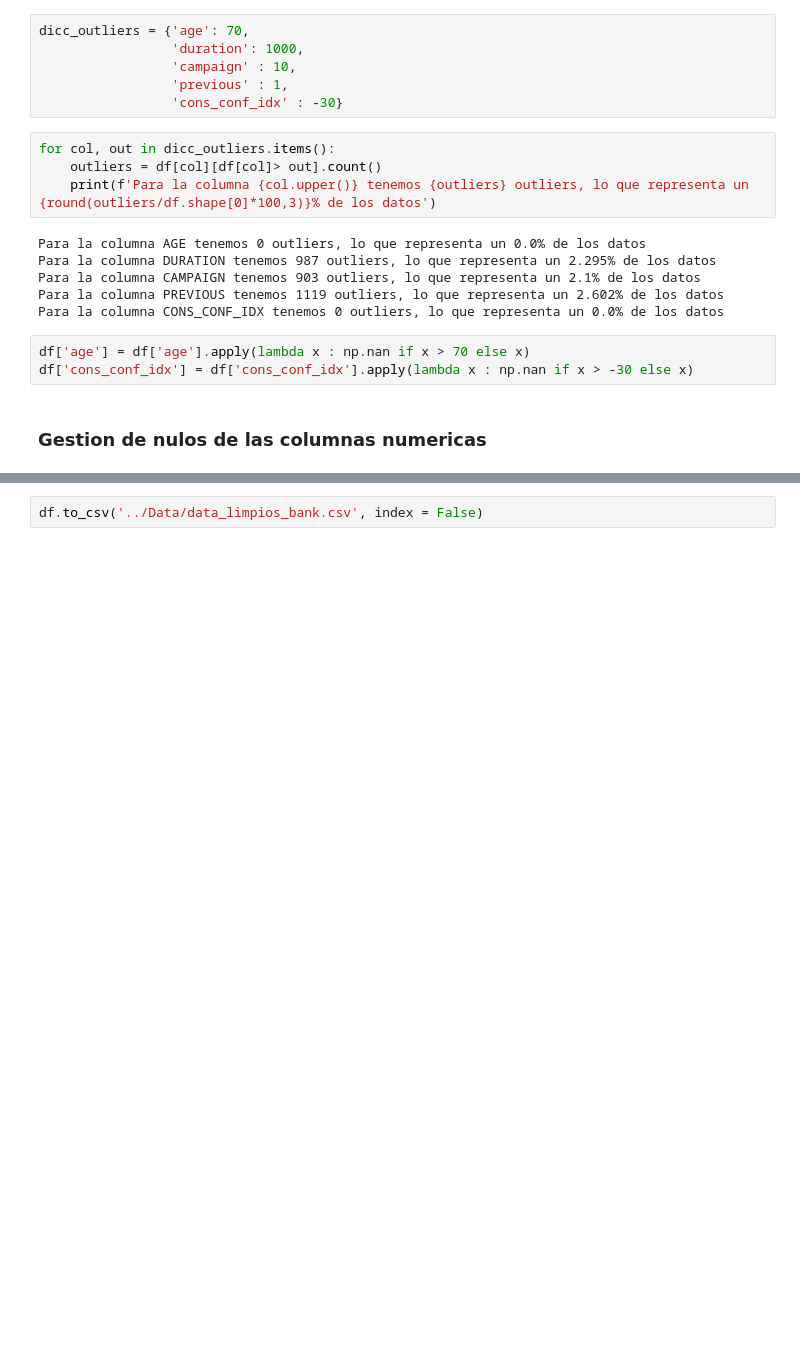
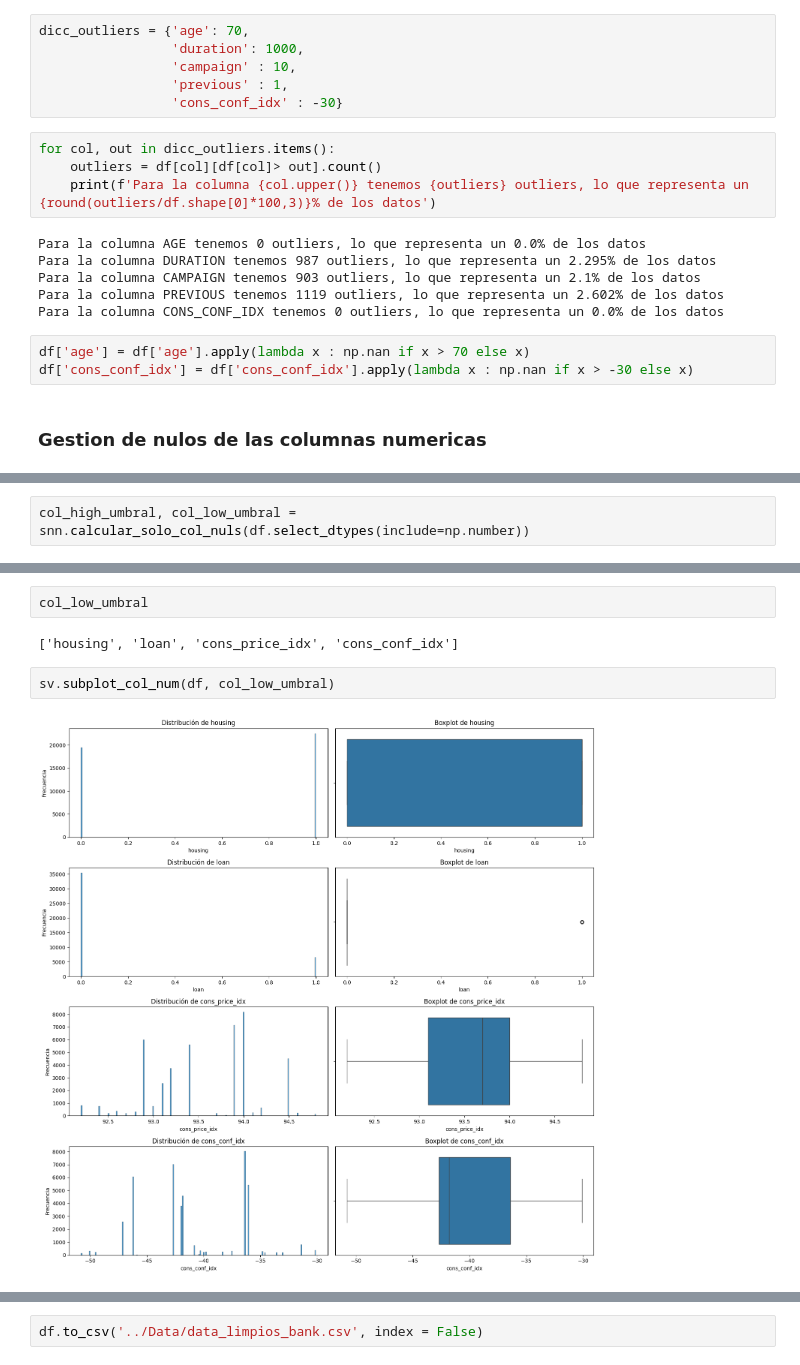
Before and after one commit to danielamichellod/analisis_marketing, a Jupyter notebook: Jupyters_notebook/columnas_numericas_bank.ipynb, the cells around one changed output, grey strips where cells are left out. Cells and saved outputs as stored; diff of their text form; blank space fills up the shorter version.

```diff
--- a/Jupyters_notebook/columnas_numericas_bank.ipynb
+++ b/Jupyters_notebook/columnas_numericas_bank.ipynb
@@ -180,0 +126,2 @@ col_high_umbral, col_low_umbral = snn.calcular_solo_col_nuls(df)
+# %%
+col_high_umbral, col_low_umbral = snn.calcular_solo_col_nuls(df.select_dtypes(include=np.number))
@@ -180,0 +137,8 @@ col_high_umbral, col_low_umbral = snn.calcular_solo_col_nuls(df)
+# %%
+col_low_umbral
+# %% [output]
+['housing', 'loan', 'cons_price_idx', 'cons_conf_idx']
+# %%
+sv.subplot_col_num(df, col_low_umbral)
+# %% [output]
+[figure, added]
```
Also changed, not shown: parts of 17 cells of this notebook, 3 other files.
